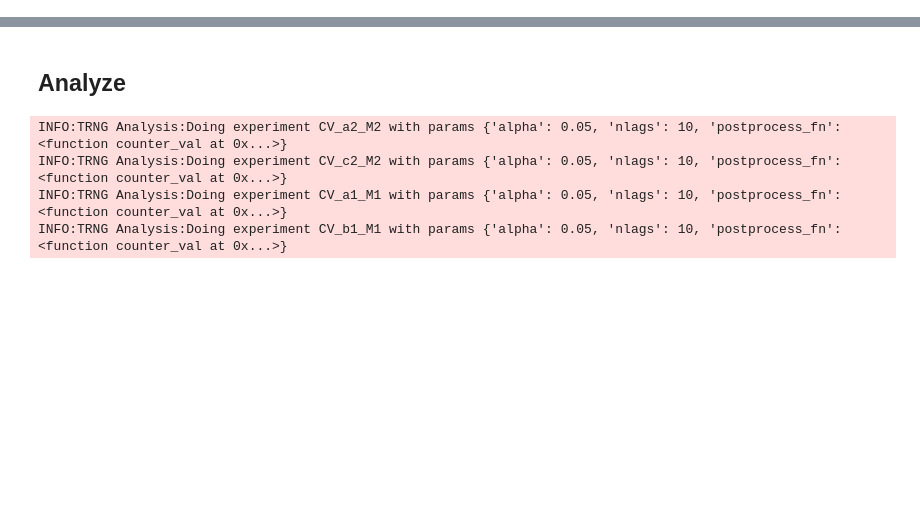
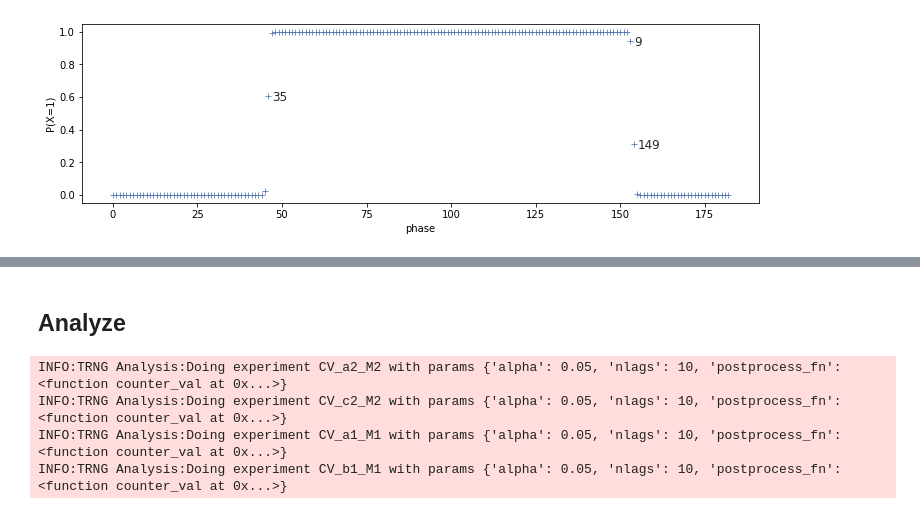
Before and after one commit to maciejskorski/enhanced-pll-trng, a Jupyter notebook: TRNG_Dependency_Analysis.ipynb, the cells around one changed output, grey strips where cells are left out. Saved outputs shown, nothing was run; the diff lists cells and outputs as text; code cells hidden in the pictures; blank space fills up the shorter version.

```diff
--- a/TRNG_Dependency_Analysis.ipynb
+++ b/TRNG_Dependency_Analysis.ipynb
@@ -157,0 +166,20 @@ def analyze_series(bytes_data, nlags=10, alpha=0.05, postprocess_fn=last_bit):
+# %%
+# run mlflow server
+get_ipython().system_raw("mlflow ui --port 5000 &")
+
+# Terminate open tunnels if exist
+ngrok.kill()
+
+# Setting the authtoken (optional)
+# Get your authtoken from https://dashboard.ngrok.com/auth
+#NGROK_AUTH_TOKEN = getpass('Enter the ngrok authtoken: ')
+NGROK_AUTH_TOKEN = '2FSPi7SWydYp4hJlGzr3XDDT2qZ_2nRDVc628Fc4he4znxSSV'
+ngrok.set_auth_token(NGROK_AUTH_TOKEN)
+
+# Open an HTTPs tunnel on port 5000 for http://localhost:5000
+ngrok_tunnel = ngrok.connect(addr="5000", proto="http", bind_tls=True,
+                             #auth="SaintEtienne:TCHES"
+                             )
+
+mlflow.set_tracking_uri(ngrok_tunnel.public_url)
+print("MLflow Tracking UI:", ngrok_tunnel.public_url)
@@ -157,0 +215,73 @@ def analyze_series(bytes_data, nlags=10, alpha=0.05, postprocess_fn=last_bit):
+# %%
+from collections import namedtuple
+
+ExpConfig = namedtuple('ExpConfig','name inputfile KM KD card experiment params')
+
+def generate_configs(root_path):
+  for fname in Path(root_path).glob('*/*/*.bin'):
+    if 'bit.bin' not in fname.name:
+      cfg_name = fname.parent.name
+      km_kd_pattern = re.compile('km(\d+)_kd(\d+)')
+      KM,KD = map(int,km_kd_pattern.search(str(fname)).groups())
+      card_pattern = re.compile('Card_M(\d)')
+      card = int(card_pattern.search(str(fname)).groups()[0])
+      experiment_pattern = re.compile('(\w+)_M\d_(\w\d)')
+      experiment = '_'.join(experiment_pattern.search(str(fname)).groups())
+      yield ExpConfig(name=cfg_name,inputfile=fname,
+                      KM=KM,
+                      KD=KD,
+                      card=card,
+                      experiment=experiment,
+                      params = {'bit_pdf':True,'bits_intra_correlation':True}
+                    )
+
+
+def get_config_result(cfg):
+  """ Job """
+  logger.info(f'Doing experiment {cfg.name} with params {cfg.params}' )
+  with mlflow.start_run(run_name=cfg.inputfile.parent.name):
+    mlflow.log_param('file',cfg.inputfile)
+    mlflow.log_param('KM',cfg.KM)
+    mlflow.log_param('KD',cfg.KD)
+    mlflow.log_param('card',cfg.card)
+    mlflow.log_param('experiment',cfg.experiment)
+    KM = cfg.KM
+    KD = cfg.KD
+    bits = read_dff(cfg.inputfile,KM=KM,KD=KD)
+    if cfg.params.get('bit_pdf'):
+      ps = bits.mean(0)
+      idx = np.arange(KD)*KM%KD
+      fig,ax = plt.subplots(constrained_layout=True)
+      df = pd.DataFrame(zip(idx,ps),columns=['phase','P(X=1)'])
+      mask = (df['P(X=1)']>=0.05) & (df['P(X=1)']<=0.95)
+      df.loc[mask,'text'] = df.index[mask].astype('Int32')
+      df['text'].fillna('',inplace=True)
+      p = so.Plot(df,x='phase',y='P(X=1)',text='text').add(so.Dot(marker='+')).add(so.Text(halign='left'))
+      p.on(ax).show()
+      mlflow.log_figure(fig,'probability_density.svg')
+    if cfg.params.get('bits_intra_correlation'):
+      fig,ax = plt.subplots(figsize=(8,8),constrained_layout=True)
+      good_idx =np.arange(KD)[(ps > 0.05) & (ps < 0.95)]
+      good_bits = bits[:,good_idx]
+      corr_matrix = np.corrcoef(good_bits.T)
+      var_emp = good_bits.sum(1).var()
+      mlflow.log_metric('variance_empirical',var_emp)
+      ps = good_bits.mean(0)
+      var_iid = np.sum(ps*(1-ps))
+      mlflow.log_metric('variance_model_iid',var_iid)
+      sns.heatmap(corr_matrix,cmap='bwr',
+                  vmin=-1,vmax=1,
+                  xticklabels=good_idx,yticklabels=good_idx,
+                  square=True,annot=True,fmt=".2f",
+                  ax=ax)
+      plt.suptitle(f'Bits correlation\nCounter variance = {var_emp:.3f}\nCounter variance under iid = {var_iid:.3f}')
+      plt.show()
+      mlflow.log_figure(fig,'bits_intra_correlation.svg')
+
+
+
+cfgs = list( generate_configs('/content/Viktor_0110') )
+print(cfgs)
+with mp.Pool(4) as p:
+  p.map(get_config_result,cfgs)
+# %% [output]
@@ -157,0 +309 @@ def analyze_series(bytes_data, nlags=10, alpha=0.05, postprocess_fn=last_bit):
+[figure, added]
```
Also changed, not shown: parts of 38 cells of this notebook.
